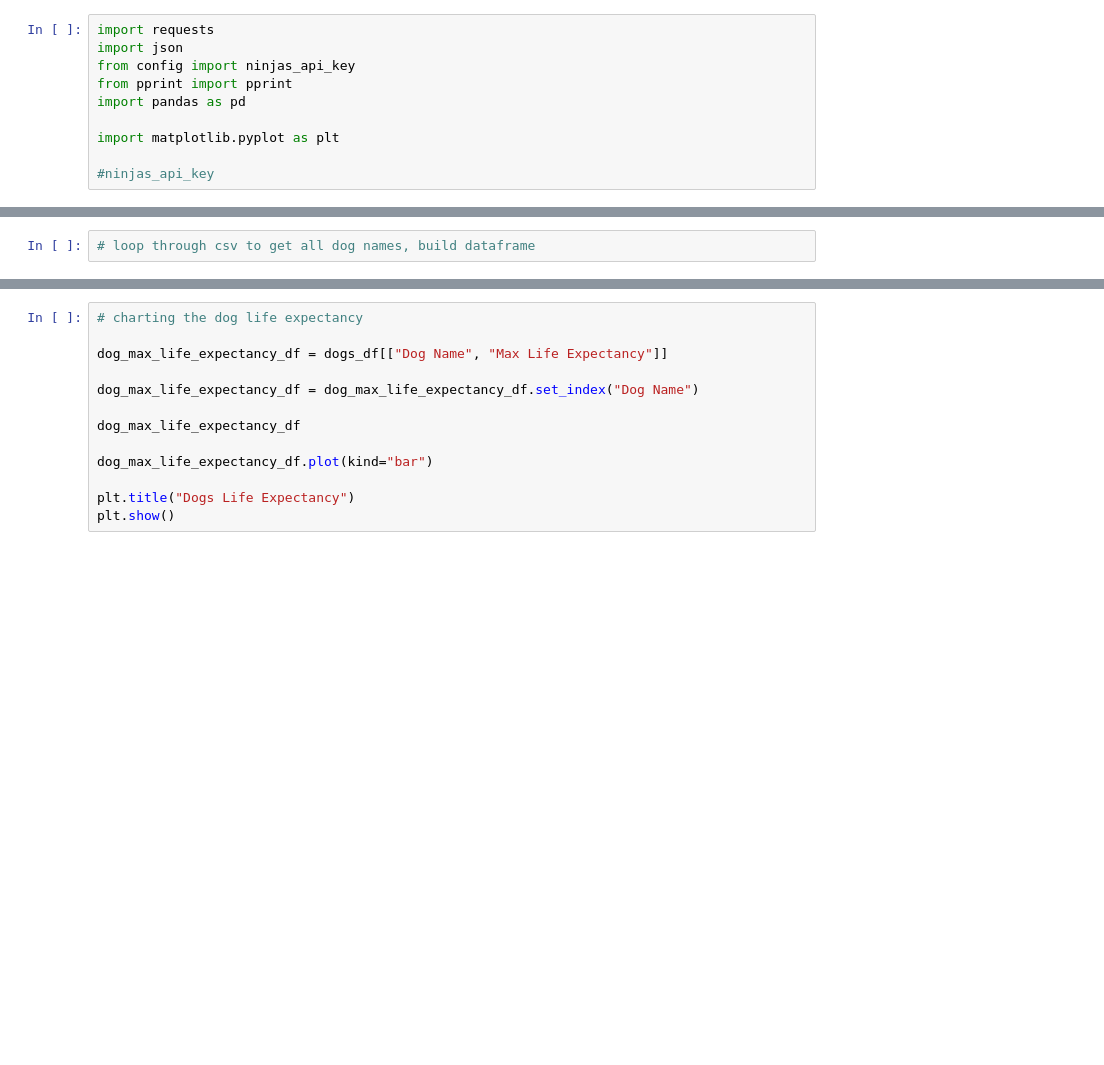
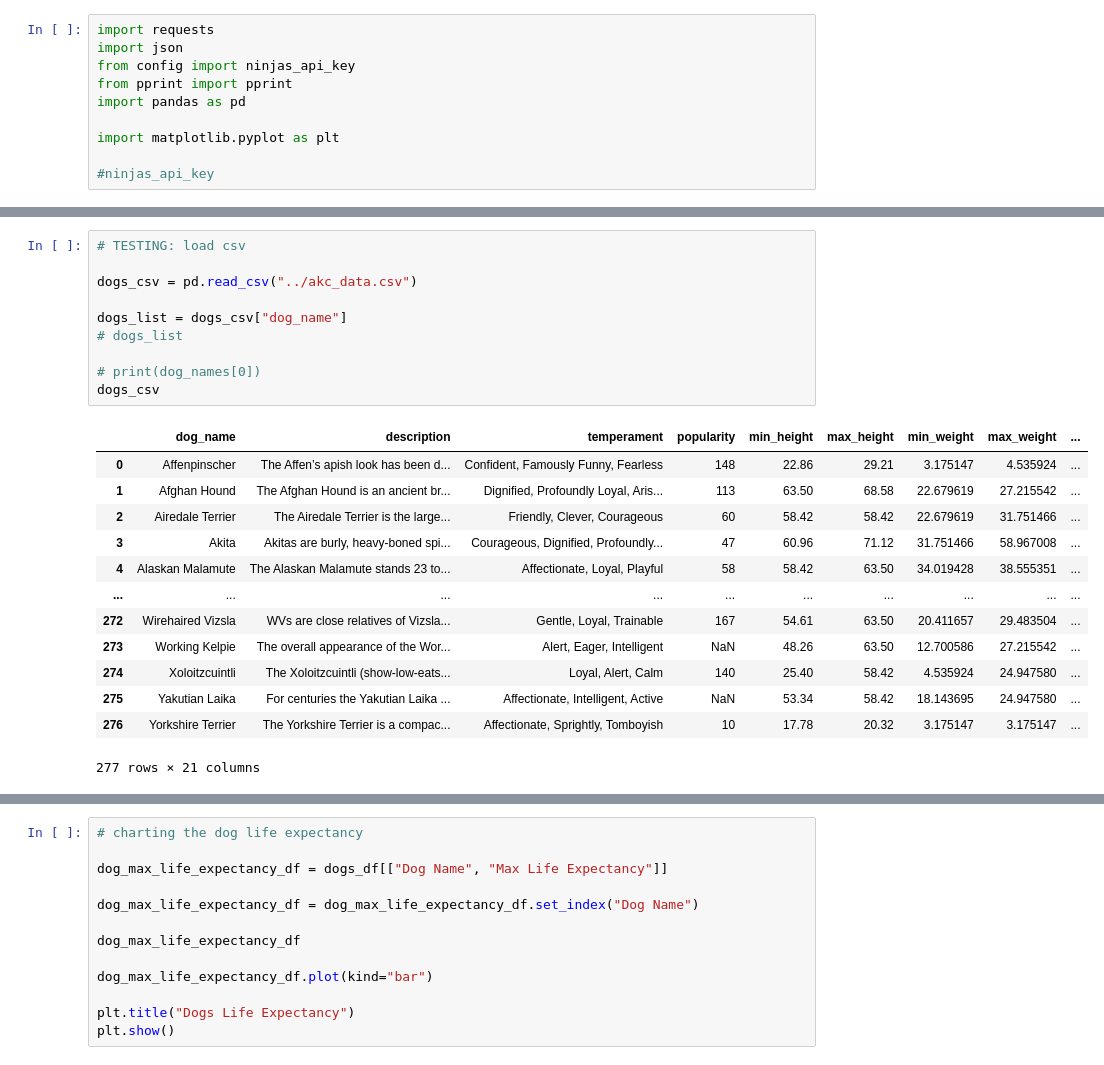
Before and after one commit to Samrosegithub/group_project_1, a Jupyter notebook: akc_api/akc_api.ipynb, the cells around one changed output, grey strips where cells are left out. Drawn from its saved outputs; the diff is of its cells as text; blank space fills up the shorter version.

```diff
--- a/akc_api/akc_api.ipynb
+++ b/akc_api/akc_api.ipynb
@@ -170,5 +154,27 @@ dog_names
 print(dog_names[0])
 # %% [output]
 Affenpinscher
-# %%
-# loop through csv to get all dog names, build dataframe
+# %%
+# TESTING: load csv
+
+dogs_csv = pd.read_csv("../akc_data.csv")
+
+dogs_list = dogs_csv["dog_name"]
+# dogs_list
+
+# print(dog_names[0])
+dogs_csv
+# %% [output]
+|  | dog_name | description | temperament | popularity | min_height | max_height | min_weight | max_weight | ... |
+| 0 | Affenpinscher | The Affen’s apish look has been d... | Confident, Famously Funny, Fearless | 148 | 22.86 | 29.21 | 3.175147 | 4.535924 | ... |
+| 1 | Afghan Hound | The Afghan Hound is an ancient br... | Dignified, Profoundly Loyal, Aris... | 113 | 63.50 | 68.58 | 22.679619 | 27.215542 | ... |
+| 2 | Airedale Terrier | The Airedale Terrier is the large... | Friendly, Clever, Courageous | 60 | 58.42 | 58.42 | 22.679619 | 31.751466 | ... |
+| 3 | Akita | Akitas are burly, heavy-boned spi... | Courageous, Dignified, Profoundly... | 47 | 60.96 | 71.12 | 31.751466 | 58.967008 | ... |
+| 4 | Alaskan Malamute | The Alaskan Malamute stands 23 to... | Affectionate, Loyal, Playful | 58 | 58.42 | 63.50 | 34.019428 | 38.555351 | ... |
+| ... | ... | ... | ... | ... | ... | ... | ... | ... | ... |
+| 272 | Wirehaired Vizsla | WVs are close relatives of Vizsla... | Gentle, Loyal, Trainable | 167 | 54.61 | 63.50 | 20.411657 | 29.483504 | ... |
+| 273 | Working Kelpie | The overall appearance of the Wor... | Alert, Eager, Intelligent | NaN | 48.26 | 63.50 | 12.700586 | 27.215542 | ... |
+| 274 | Xoloitzcuintli | The Xoloitzcuintli (show-low-eats... | Loyal, Alert, Calm | 140 | 25.40 | 58.42 | 4.535924 | 24.947580 | ... |
+| 275 | Yakutian Laika | For centuries the Yakutian Laika ... | Affectionate, Intelligent, Active | NaN | 53.34 | 58.42 | 18.143695 | 24.947580 | ... |
+| 276 | Yorkshire Terrier | The Yorkshire Terrier is a compac... | Affectionate, Sprightly, Tomboyish | 10 | 17.78 | 20.32 | 3.175147 | 3.175147 | ... |
+277 rows × 21 columns
```
Also changed, not shown: parts of 11 cells of this notebook.
